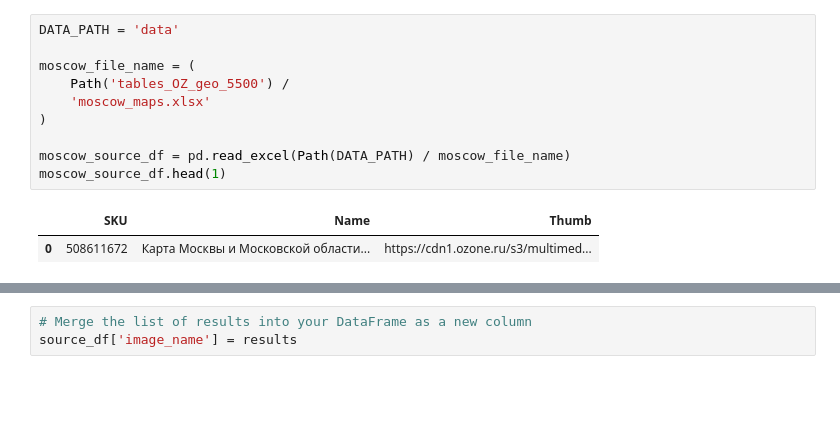
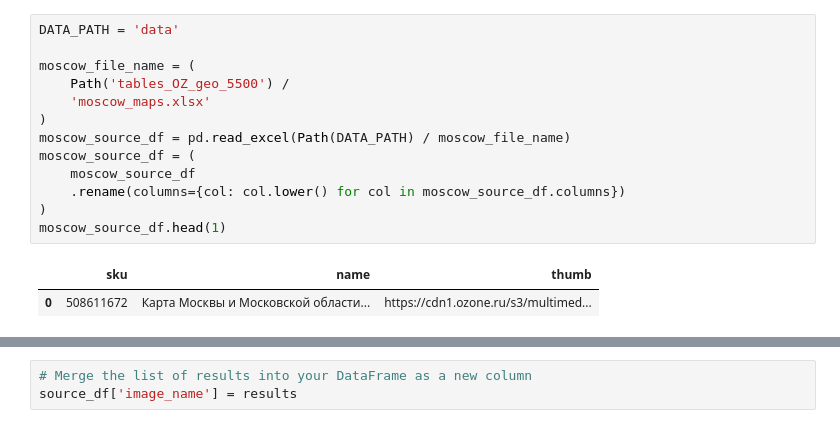
Before and after one commit to tony-pitchblack/marketplace_analytics, a Jupyter notebook: clip-siamese/make_OZ_geo_5500.ipynb, the cells around one changed output, grey strips where cells are left out. Drawn from its saved outputs; the diff is of its cells as text; blank space fills up the shorter version.

```diff
--- a/clip-siamese/make_OZ_geo_5500.ipynb
+++ b/clip-siamese/make_OZ_geo_5500.ipynb
@@ -17,15 +35,18 @@ source_df.head(1)
 # %%
 DATA_PATH = 'data'
 
 moscow_file_name = (
     Path('tables_OZ_geo_5500') /
     'mosсow_maps.xlsx'
 )
-
 moscow_source_df = pd.read_excel(Path(DATA_PATH) / moscow_file_name)
+moscow_source_df = (
+    moscow_source_df
+    .rename(columns={col: col.lower() for col in moscow_source_df.columns})
+)
 moscow_source_df.head(1)
 # %% [output]
-|  | SKU | Name | Thumb |
+|  | sku | name | thumb |
 | 0 | 508611672 | Карта Москвы и Московской области... | https://cdn1.ozone.ru/s3/multimed... |
 # %%
 # Collect images
```
Also changed, not shown: parts of 6 cells of this notebook, 4 other files.
